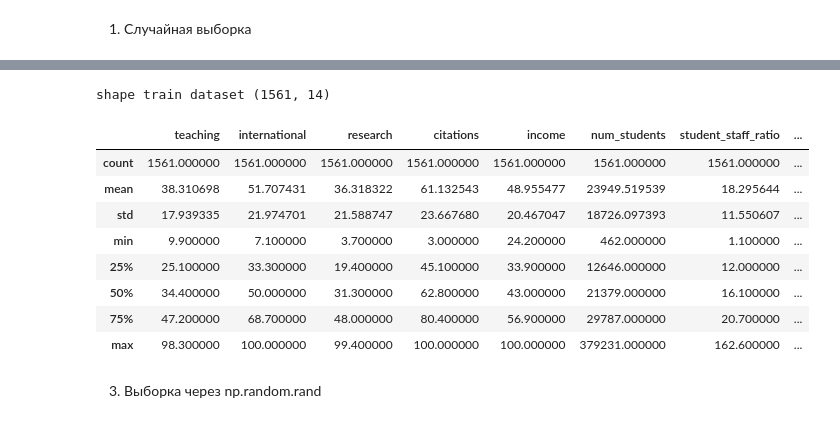
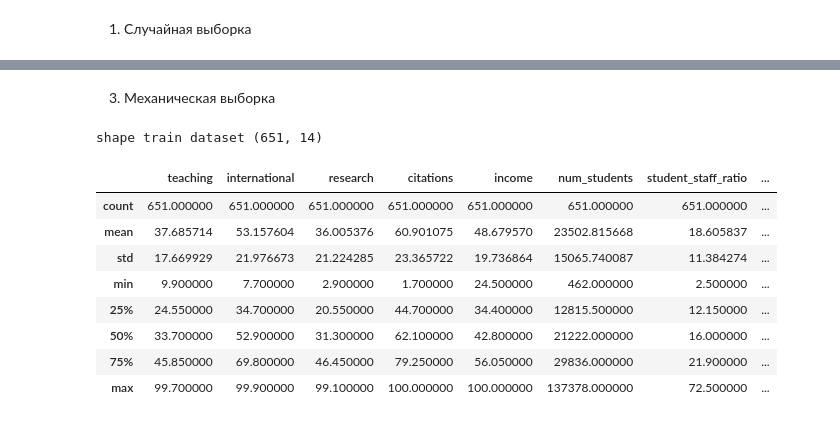
Before and after one commit to Diana-Shilova/TMSds, a Jupyter notebook: lesson13/EDA_1.ipynb, the cells around one changed output, grey strips where cells are left out. Saved outputs shown, nothing was run; the diff lists cells and outputs as text; code cells hidden in the pictures.

```diff
--- a/lesson13/EDA_1.ipynb
+++ b/lesson13/EDA_1.ipynb
@@ -462,21 +515,19 @@ shape train dataset (1562, 14)
+# %% [markdown]
+3. Механическая выборка
 # %%
-from sklearn.model_selection import train_test_split
+sample = df.copy(deep = True)
+sample  = sample[::4] # четные
 
-df2 = df.copy(deep = True)
-train, test = train_test_split(df2, train_size = 0.6)
-
-print(f'shape train dataset {train.shape}')
-train.describe()
+print(f'shape train dataset {sample.shape}')
+sample.describe()
 # %% [output]
-shape train dataset (1561, 14)
+shape train dataset (651, 14)
 |  | teaching | international | research | citations | income | num_students | student_staff_ratio | ... |
-| count | 1561.000000 | 1561.000000 | 1561.000000 | 1561.000000 | 1561.000000 | 1561.000000 | 1561.000000 | ... |
-| mean | 38.310698 | 51.707431 | 36.318322 | 61.132543 | 48.955477 | 23949.519539 | 18.295644 | ... |
-| std | 17.939335 | 21.974701 | 21.588747 | 23.667680 | 20.467047 | 18726.097393 | 11.550607 | ... |
-| min | 9.900000 | 7.100000 | 3.700000 | 3.000000 | 24.200000 | 462.000000 | 1.100000 | ... |
-| 25% | 25.100000 | 33.300000 | 19.400000 | 45.100000 | 33.900000 | 12646.000000 | 12.000000 | ... |
-| 50% | 34.400000 | 50.000000 | 31.300000 | 62.800000 | 43.000000 | 21379.000000 | 16.100000 | ... |
-| 75% | 47.200000 | 68.700000 | 48.000000 | 80.400000 | 56.900000 | 29787.000000 | 20.700000 | ... |
-| max | 98.300000 | 100.000000 | 99.400000 | 100.000000 | 100.000000 | 379231.000000 | 162.600000 | ... |
+| count | 651.000000 | 651.000000 | 651.000000 | 651.000000 | 651.000000 | 651.000000 | 651.000000 | ... |
+| mean | 37.685714 | 53.157604 | 36.005376 | 60.901075 | 48.679570 | 23502.815668 | 18.605837 | ... |
+| std | 17.669929 | 21.976673 | 21.224285 | 23.365722 | 19.736864 | 15065.740087 | 11.384274 | ... |
+| min | 9.900000 | 7.700000 | 2.900000 | 1.700000 | 24.500000 | 462.000000 | 2.500000 | ... |
+| 25% | 24.550000 | 34.700000 | 20.550000 | 44.700000 | 34.400000 | 12815.500000 | 12.150000 | ... |
+| 50% | 33.700000 | 52.900000 | 31.300000 | 62.100000 | 42.800000 | 21222.000000 | 16.000000 | ... |
+| 75% | 45.850000 | 69.800000 | 46.450000 | 79.250000 | 56.050000 | 29836.000000 | 21.900000 | ... |
+| max | 99.700000 | 99.900000 | 99.100000 | 100.000000 | 100.000000 | 137378.000000 | 72.500000 | ... |
-# %% [markdown]
-3. Выборка через np.random.rand
```
Also changed, not shown: parts of 24 cells of this notebook.
